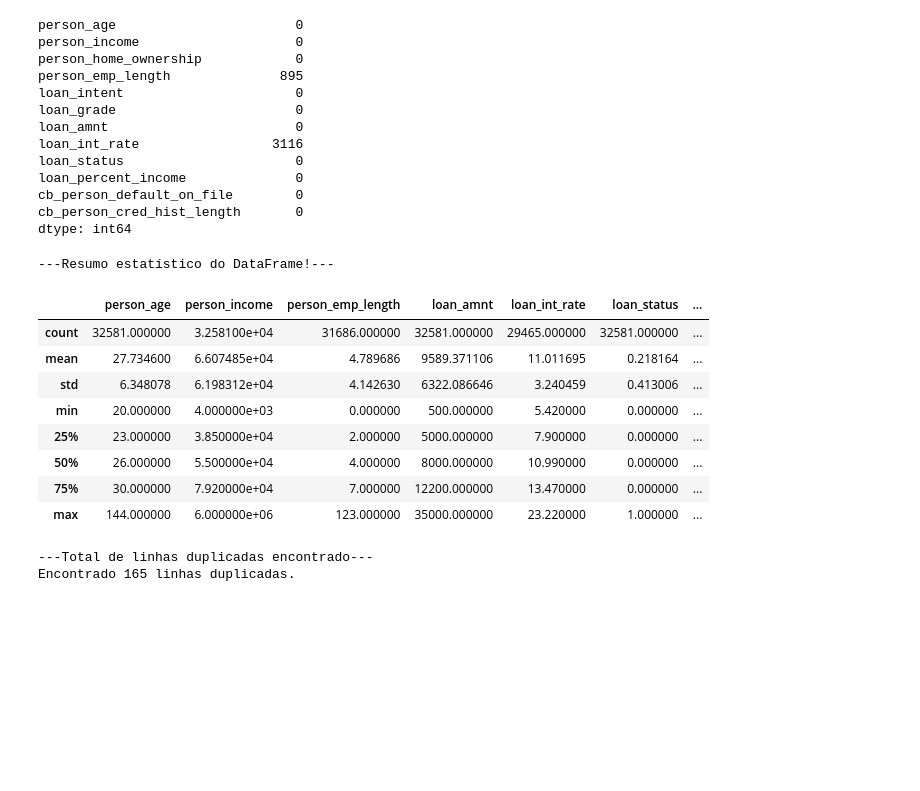
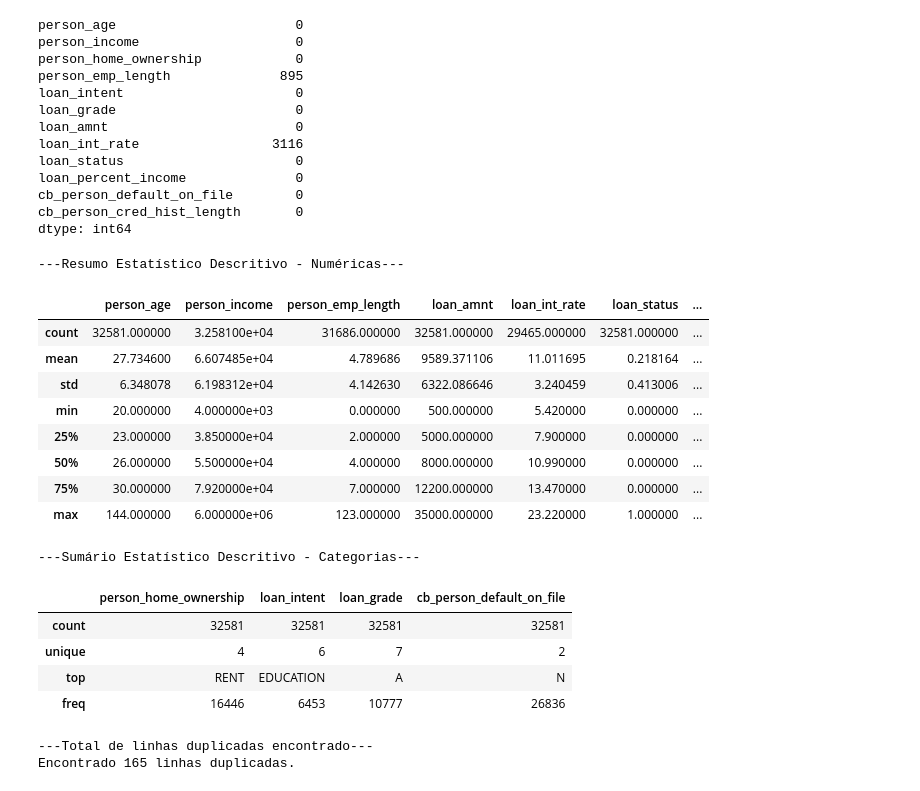
Before and after one commit to zegmundo-koziel/Projeto-Avaliativo-M1-S14, a Jupyter notebook: main.ipynb, the cells around one changed output. Cells and saved outputs as stored; diff of their text form; code cells hidden in the pictures; blank space fills up the shorter version.

```diff
--- a/main.ipynb
+++ b/main.ipynb
@@ -71,19 +91,28 @@ cb_person_cred_hist_length       0
 dtype: int64
 # %%
 # Exibir o resumo estatístico do dataframe # Média, mediana, desvio padrão e outros
-print ("---Resumo estatístico do DataFrame!---")
-df.describe()
+print ("---Resumo Estatístico Descritivo - Numéricas---")
+display(df.describe())
+
+print("\n---Sumário Estatístico Descritivo - Categorias---")
+display(df.describe(include=['object', 'str']))
 # %% [output]
----Resumo estatístico do DataFrame!---
+---Resumo Estatístico Descritivo - Numéricas---
 |  | person_age | person_income | person_emp_length | loan_amnt | loan_int_rate | loan_status | ... |
 | count | 32581.000000 | 3.258100e+04 | 31686.000000 | 32581.000000 | 29465.000000 | 32581.000000 | ... |
 | mean | 27.734600 | 6.607485e+04 | 4.789686 | 9589.371106 | 11.011695 | 0.218164 | ... |
 | std | 6.348078 | 6.198312e+04 | 4.142630 | 6322.086646 | 3.240459 | 0.413006 | ... |
 | min | 20.000000 | 4.000000e+03 | 0.000000 | 500.000000 | 5.420000 | 0.000000 | ... |
 | 25% | 23.000000 | 3.850000e+04 | 2.000000 | 5000.000000 | 7.900000 | 0.000000 | ... |
 | 50% | 26.000000 | 5.500000e+04 | 4.000000 | 8000.000000 | 10.990000 | 0.000000 | ... |
 | 75% | 30.000000 | 7.920000e+04 | 7.000000 | 12200.000000 | 13.470000 | 0.000000 | ... |
 | max | 144.000000 | 6.000000e+06 | 123.000000 | 35000.000000 | 23.220000 | 1.000000 | ... |
+---Sumário Estatístico Descritivo - Categorias---
+|  | person_home_ownership | loan_intent | loan_grade | cb_person_default_on_file |
+| count | 32581 | 32581 | 32581 | 32581 |
+| unique | 4 | 6 | 7 | 2 |
+| top | RENT | EDUCATION | A | N |
+| freq | 16446 | 6453 | 10777 | 26836 |
 # %%
 # Exibir a quantidade de linhas duplicadas
 print("---Total de linhas duplicadas encontrado---")
```
Also changed, not shown: parts of 7 cells of this notebook.
